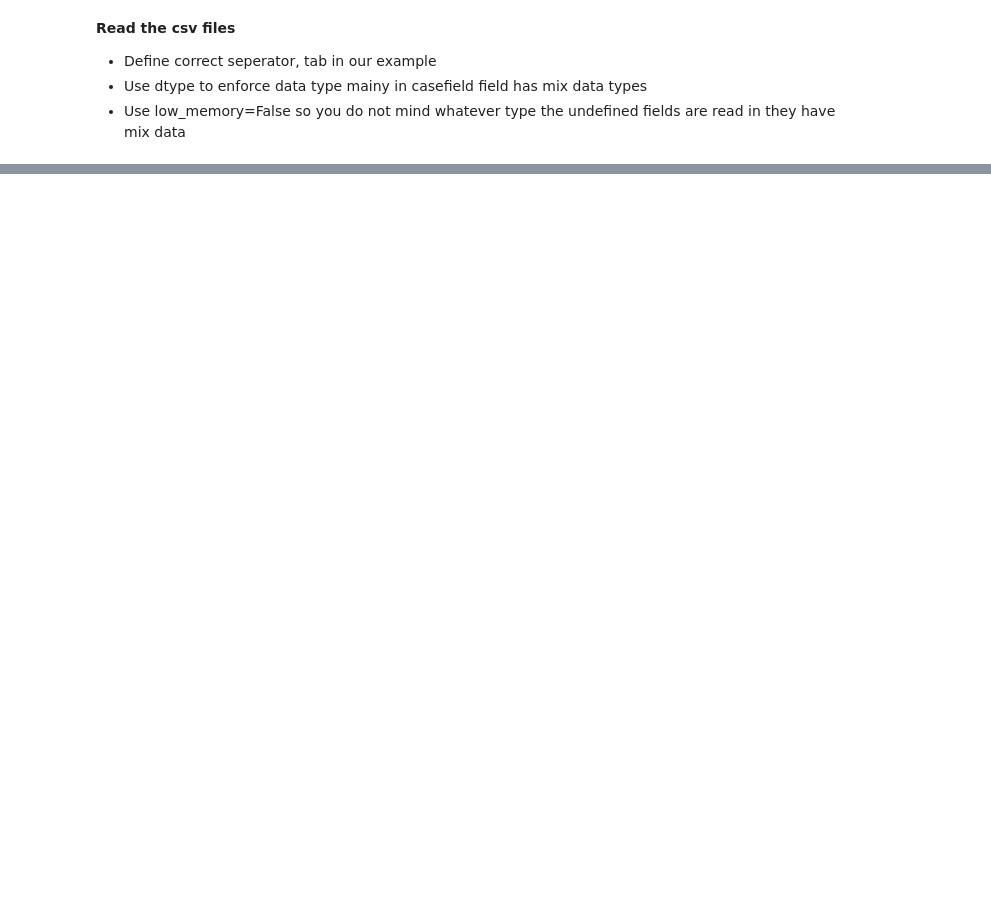
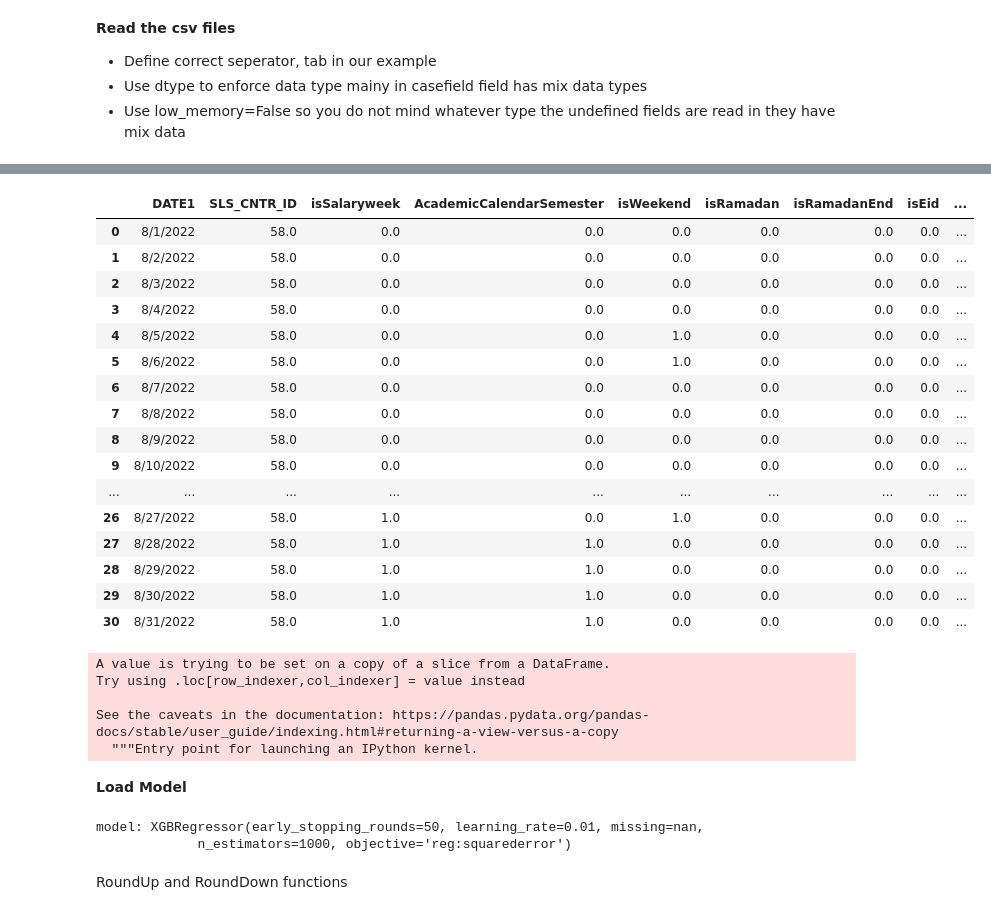
Before and after one commit to hajsf/Time-Series-Forecast, a Jupyter notebook: 06_ConsumeModel.ipynb, the cells around one changed output, grey strips where cells are left out. Cells and saved outputs as stored; diff of their text form; code cells hidden in the pictures; blank space fills up the shorter version.

```diff
--- a/06_ConsumeModel.ipynb
+++ b/06_ConsumeModel.ipynb
@@ -28,0 +100,41 @@ path = "/content/drive/MyDrive/ColabNotebooks/dataset/05_TrainedModel/"
+# %%
+data = data.dropna() #data.dropna(subset=['SLS_CNTR_ID'])
+# %%
+data
+# %% [output]
+|  | DATE1 | SLS_CNTR_ID | isSalaryweek | AcademicCalendarSemester | isWeekend | isRamadan | isRamadanEnd | isEid | ... |
+| 0 | 8/1/2022 | 58.0 | 0.0 | 0.0 | 0.0 | 0.0 | 0.0 | 0.0 | ... |
+| 1 | 8/2/2022 | 58.0 | 0.0 | 0.0 | 0.0 | 0.0 | 0.0 | 0.0 | ... |
+| 2 | 8/3/2022 | 58.0 | 0.0 | 0.0 | 0.0 | 0.0 | 0.0 | 0.0 | ... |
+| 3 | 8/4/2022 | 58.0 | 0.0 | 0.0 | 0.0 | 0.0 | 0.0 | 0.0 | ... |
+| 4 | 8/5/2022 | 58.0 | 0.0 | 0.0 | 1.0 | 0.0 | 0.0 | 0.0 | ... |
+| 5 | 8/6/2022 | 58.0 | 0.0 | 0.0 | 1.0 | 0.0 | 0.0 | 0.0 | ... |
+| 6 | 8/7/2022 | 58.0 | 0.0 | 0.0 | 0.0 | 0.0 | 0.0 | 0.0 | ... |
+| 7 | 8/8/2022 | 58.0 | 0.0 | 0.0 | 0.0 | 0.0 | 0.0 | 0.0 | ... |
+| 8 | 8/9/2022 | 58.0 | 0.0 | 0.0 | 0.0 | 0.0 | 0.0 | 0.0 | ... |
+| 9 | 8/10/2022 | 58.0 | 0.0 | 0.0 | 0.0 | 0.0 | 0.0 | 0.0 | ... |
+| ... | ... | ... | ... | ... | ... | ... | ... | ... | ... |
+| 26 | 8/27/2022 | 58.0 | 1.0 | 0.0 | 1.0 | 0.0 | 0.0 | 0.0 | ... |
+| 27 | 8/28/2022 | 58.0 | 1.0 | 1.0 | 0.0 | 0.0 | 0.0 | 0.0 | ... |
+| 28 | 8/29/2022 | 58.0 | 1.0 | 1.0 | 0.0 | 0.0 | 0.0 | 0.0 | ... |
+| 29 | 8/30/2022 | 58.0 | 1.0 | 1.0 | 0.0 | 0.0 | 0.0 | 0.0 | ... |
+| 30 | 8/31/2022 | 58.0 | 1.0 | 1.0 | 0.0 | 0.0 | 0.0 | 0.0 | ... |
+# %%
+data['DATE1'] = pd.to_datetime(data['DATE1'], format='%m/%d/%Y')
+# %% [output]
+A value is trying to be set on a copy of a slice from a DataFrame.
+Try using .loc[row_indexer,col_indexer] = value instead
+
+See the caveats in the documentation: https://pandas.pydata.org/pandas-docs/stable/user_guide/indexing.html#returning-a-view-versus-a-copy
+  """Entry point for launching an IPython kernel.
+# %% [markdown]
+**Load Model**
+# %%
+with open(path + 'model.pk', 'rb') as f:
+  model = pickle.load(f)
+print("model:", model)
+# %% [output]
+model: XGBRegressor(early_stopping_rounds=50, learning_rate=0.01, missing=nan,
+             n_estimators=1000, objective='reg:squarederror')
+# %% [markdown]
+RoundUp and RoundDown functions
```
Also changed, not shown: parts of 21 cells of this notebook.
